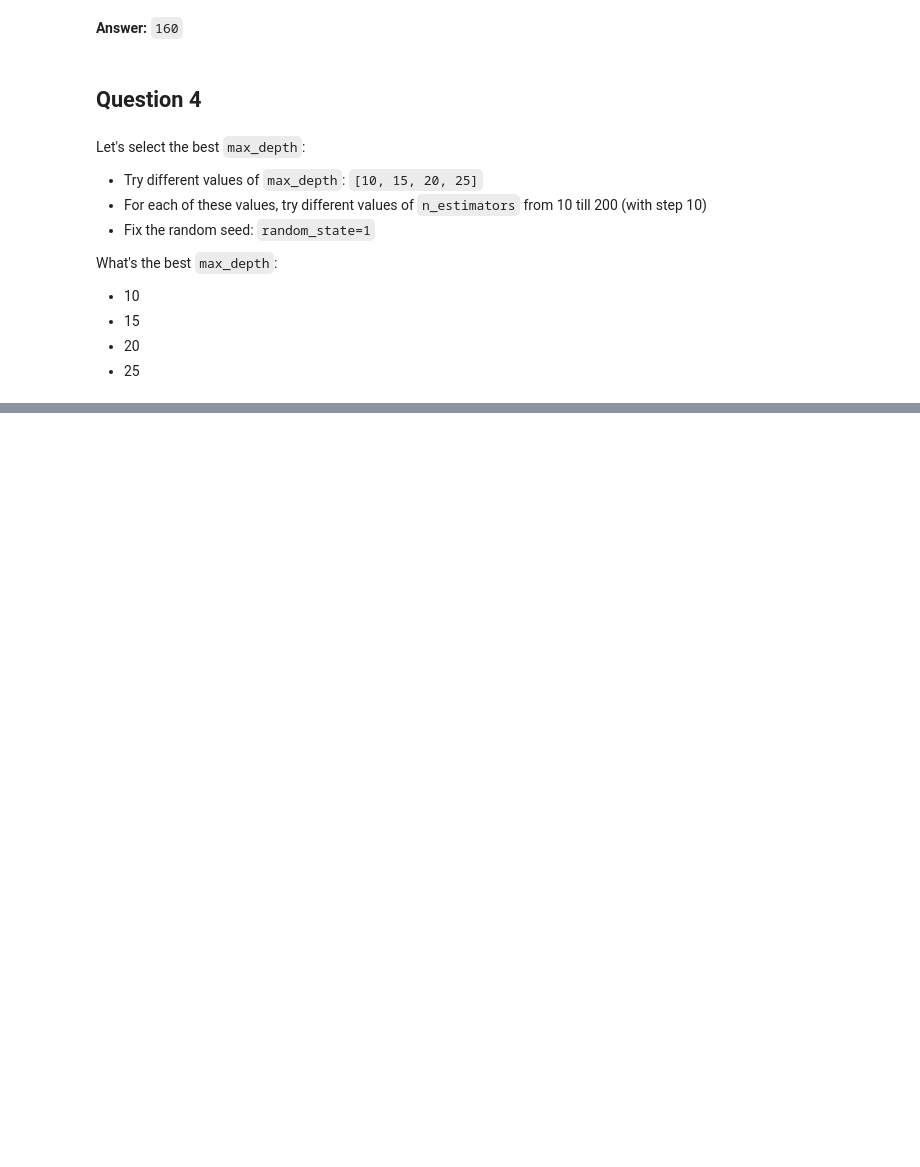
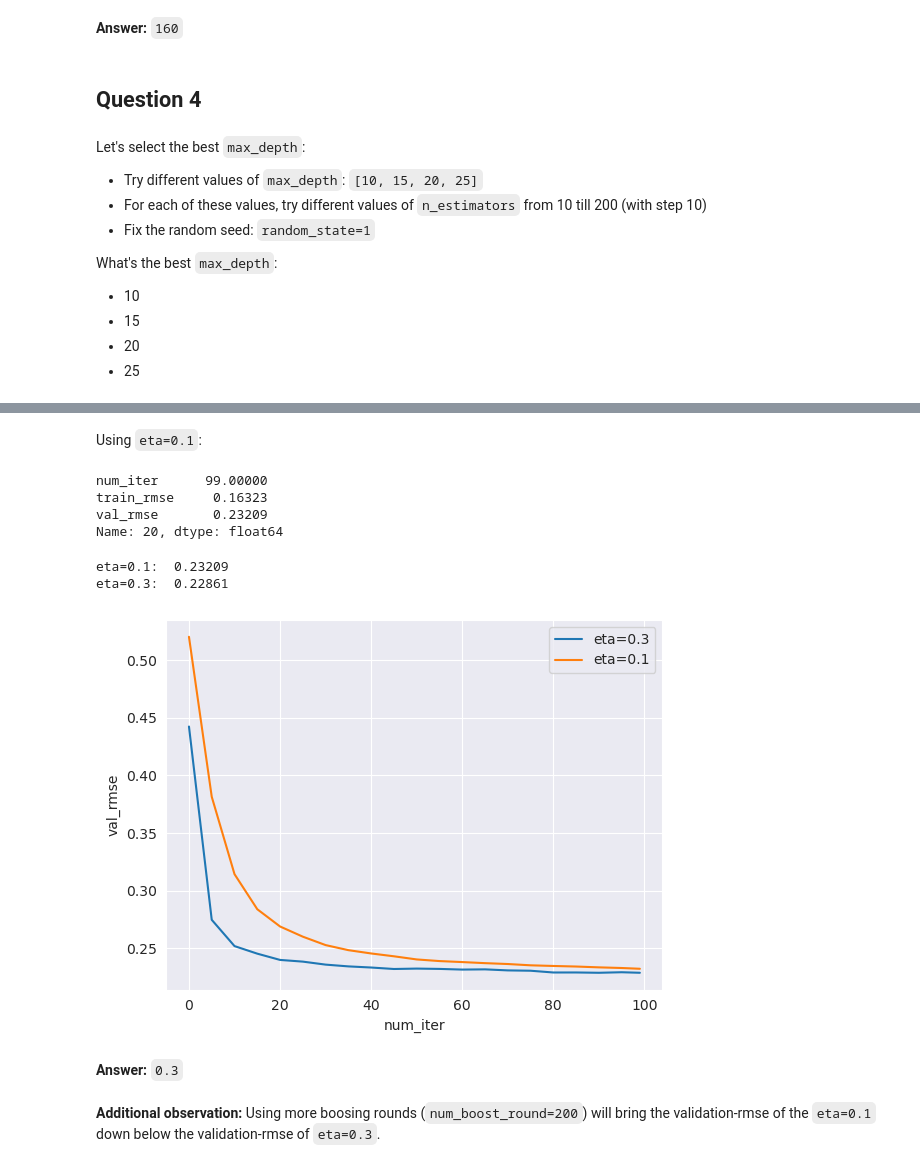
Before and after one commit to joweyel/ml-zoomcamp-material, a Jupyter notebook: 06-trees/homework/solution.ipynb, the cells around one changed output, grey strips where cells are left out. Cells and saved outputs as stored; diff of their text form; code cells hidden in the pictures; blank space fills up the shorter version.

```diff
--- a/06-trees/homework/solution.ipynb
+++ b/06-trees/homework/solution.ipynb
@@ -264,0 +408,3 @@ df_scores.sort_values(by="rmse", ascending=False).head()
+# %%
+outputs = captured_output.getvalue()
+df_score_03 = parse_xgb_output(outputs)
@@ -264,0 +419,50 @@ df_scores.sort_values(by="rmse", ascending=False).head()
+# %% [markdown]
+Using `eta=0.1`:
+# %%
+captured_output = StringIO()
+
+xgb_params = {
+    'eta': 0.1,
+    'max_depth': 6,
+    'min_child_weight': 1,
+
+    'objective': 'reg:squarederror',
+    'nthread': 8,
+
+    'seed': 1,
+    'verbosity': 1,
+}
+
+with redirect_stdout(captured_output):
+    model = xgb.train(xgb_params, dtrain, num_boost_round=num_boost_round,
+                      verbose_eval=5,
+                      evals=watchlist)
+# %%
+outputs = captured_output.getvalue()
+df_score_01 = parse_xgb_output(outputs)
+# %%
+rmse_val_01 = df_score_01.sort_values(by="val_rmse").iloc[0]
+print(rmse_val_01)
+# %% [output]
+num_iter      99.00000
+train_rmse     0.16323
+val_rmse       0.23209
+Name: 20, dtype: float64
+# %%
+print("eta=0.1: ", rmse_val_01["val_rmse"])
+print("eta=0.3: ", rmse_val_03["val_rmse"])
+# %% [output]
+eta=0.1:  0.23209
+eta=0.3:  0.22861
+# %%
+plt.plot(df_score_03["num_iter"], df_score_03["val_rmse"], label="eta=0.3")
+plt.plot(df_score_01["num_iter"], df_score_01["val_rmse"], label="eta=0.1")
+plt.xlabel("num_iter"); plt.ylabel("val_rmse")
+plt.legend()
+plt.show()
+# %% [output]
+[figure, added]
+# %% [markdown]
+**Answer:** `0.3`
+# %% [markdown]
+**Additional observation:** Using more boosing rounds (`num_boost_round=200`) will bring the validation-rmse of the `eta=0.1` down below the validation-rmse of `eta=0.3`.
```
Also changed, not shown: parts of 25 cells of this notebook, 1 other file.
